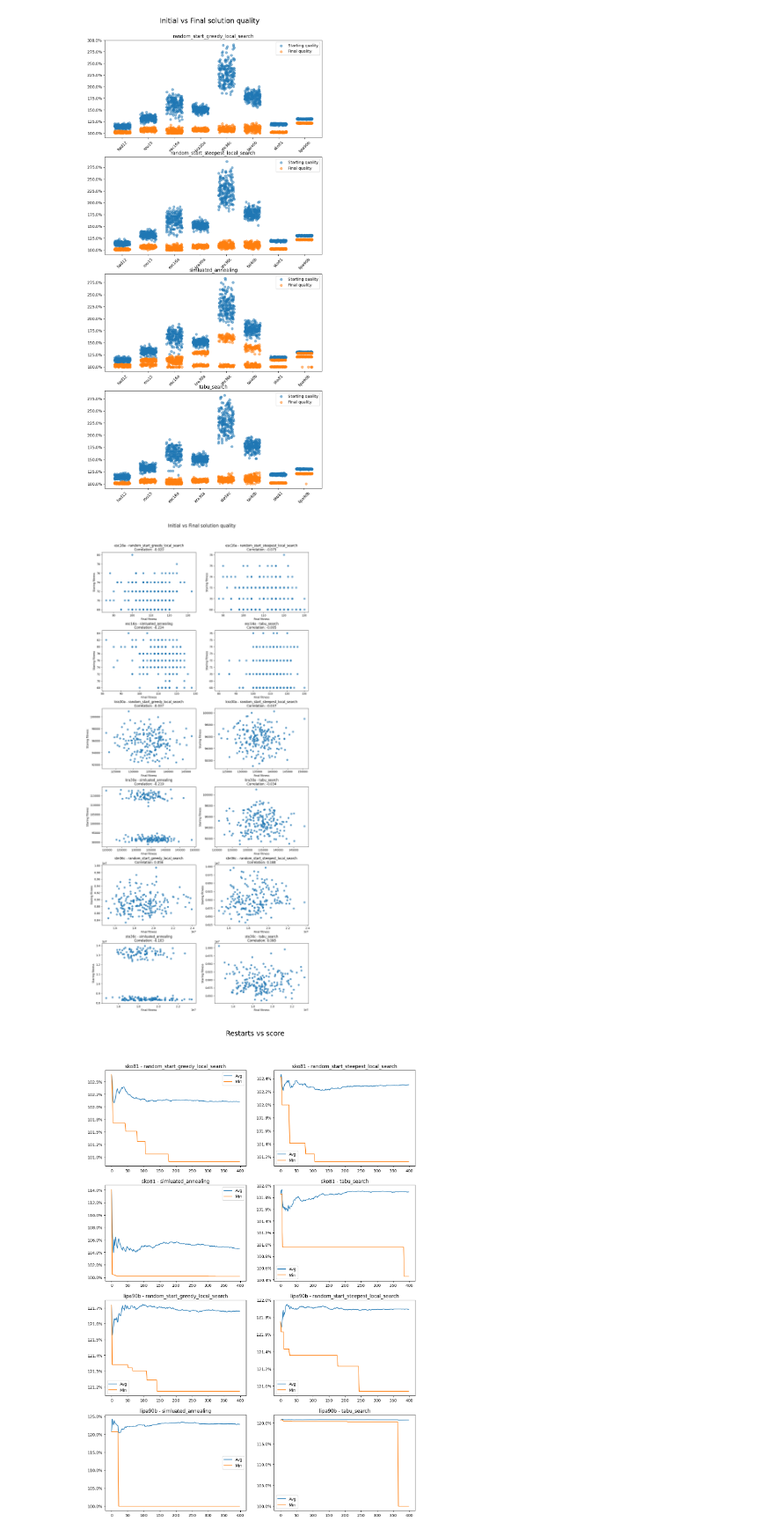
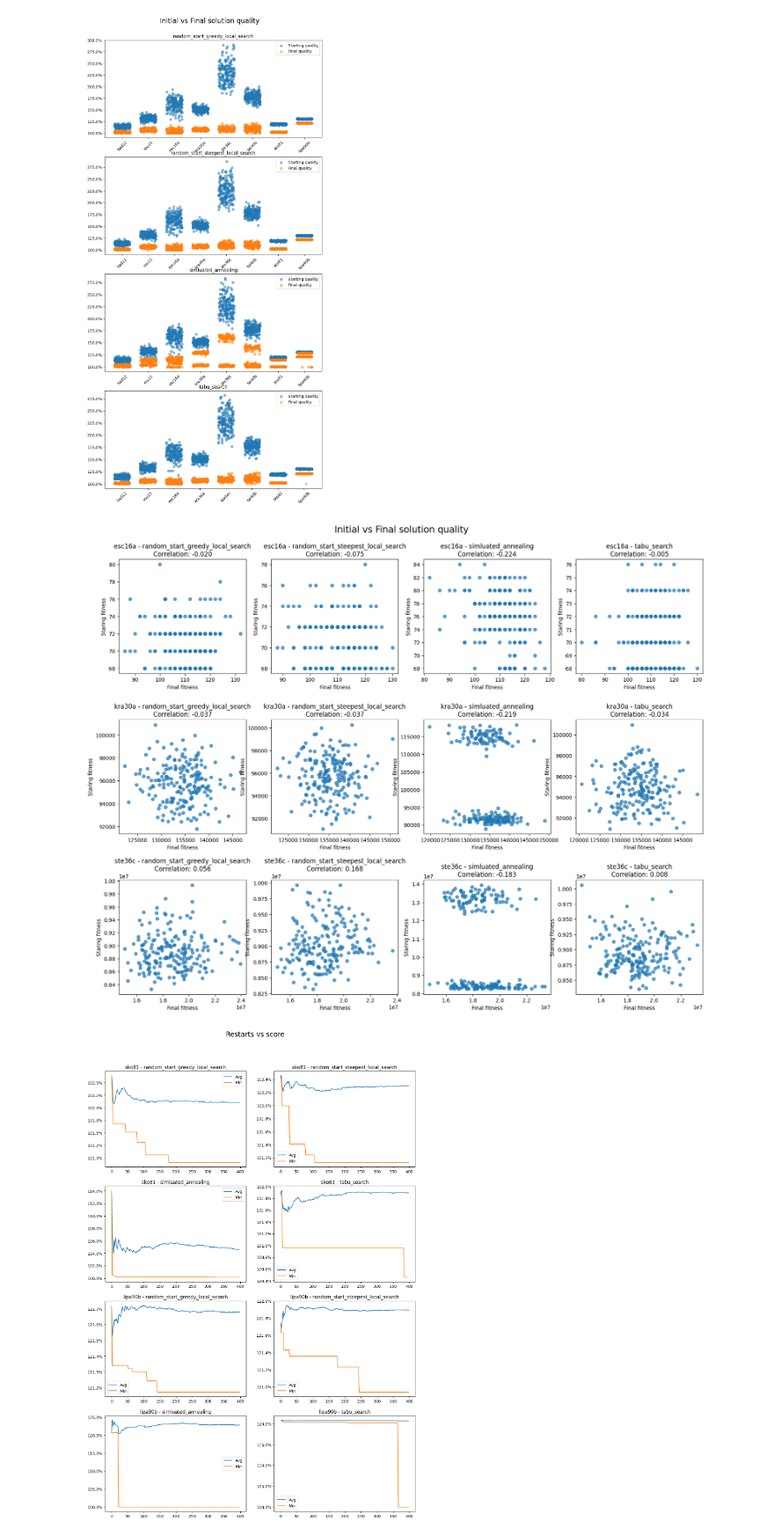
Before and after one commit to 2002jan/put-biam-2025, a Jupyter notebook: visualization/instances_vis.ipynb, the cells around one changed output. Shown at 88% size. Saved outputs shown, nothing was run; the diff lists cells and outputs as text; code cells hidden in the pictures.

Commit message:
add new plots

```diff
--- a/visualization/instances_vis.ipynb
+++ b/visualization/instances_vis.ipynb
@@ -184,9 +184,9 @@ for algo in algos:
 
     data = [np.mean([r.iterations for r in instances_data[i][algo].runs]) for i in instances]
     ax.plot(instances, data, label=algo, marker="o")
-    ax.set_title("Average iterations")
+    ax.set_title("Average iterations (log scale)")
     ax.set_ylabel("Iterations")
     ax.set_xlabel("Instances")
-    # ax.set_yscale("log")
+    ax.set_yscale("log")
     ax.legend()
 # %% [output]
@@ -280,43 +280,47 @@ fig.subplots_adjust(top=0.91)
 # %%
 instances_input = instances[2:5]
 
-fig = plt.figure(figsize=(14, len(instances_input) * 10))
+fig = plt.figure(figsize=(20, len(instances_input) * 10))
 fig.subplots_adjust(hspace=0.3)
 st = fig.suptitle("Initial vs Final solution quality", fontsize="xx-large")
 
 for i, instance in enumerate(instances_input):
 
     for j, algo in enumerate(filter(lambda x: "local_search"  in x or "tabu"  in x or "annealing"  in x, algos)):
-        ax = fig.add_subplot(len(instances_input) * 2, 2, i * 4 + j + 1)
+        ax = fig.add_subplot(len(instances_input) * 2, 4, i * 4 + j + 1)
 
         x = []
         y = []
 
         for run in instances_data[instance][algo].runs:
             x.append(run.scores[0])
             y.append(run.final_score)
 
         val_min = np.min([np.min(y), np.min(x)])
         val_max = np.max([np.max(y), np.max(x)])
 
         cor = stats.spearmanr(x, y)
 
         # ax.yaxis.set_major_formatter(mticker.FuncFormatter(lambda x, _: f"{x:.1f}%"))
         ax.set_title(f"{instance} - {algo}\nCorrelation: {cor.correlation:.3f}")
         ax.set_ylabel("Staring fitness")
         ax.set_xlabel("Final fitness")
+        # rotate y labels
+
+
 
         # x = np.arange(0, len(y_avg_buffer) * 2, 2)
 
         ax.scatter(x, y, alpha=0.7)
         # ax.plot([val_min, val_max], [val_min, val_max], "--", label="No improvement line", color="orange")
         # ax.plot(x, y_min, label="Min")
         # ax.legend()
 
 st.set_y(0.95)
-fig.subplots_adjust(top=0.90)
+
+fig.subplots_adjust(top=0.92, hspace=0.4)
 # %% [output]
-[figure, old version]
+[figure, new version]
 # %%
 fig = plt.figure(figsize=(14, 20))
 st = fig.suptitle("Restarts vs score", fontsize="xx-large")
```
Also changed, not shown: parts of 3 cells of this notebook.
